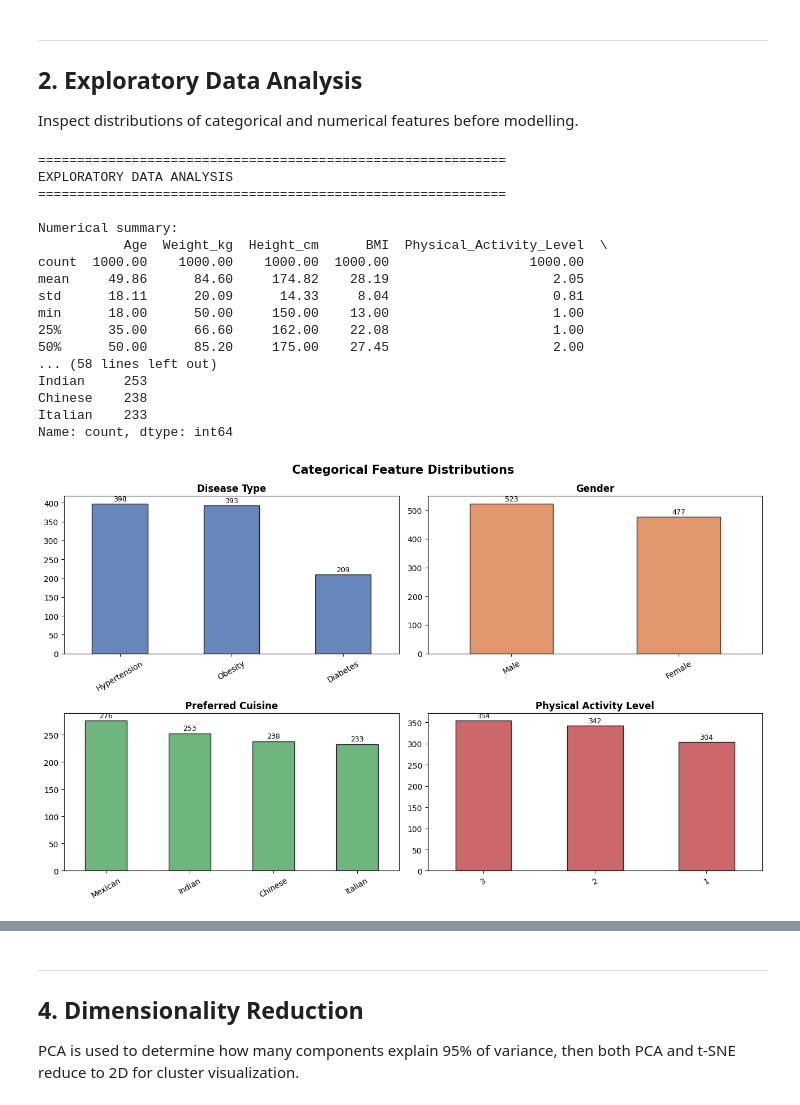
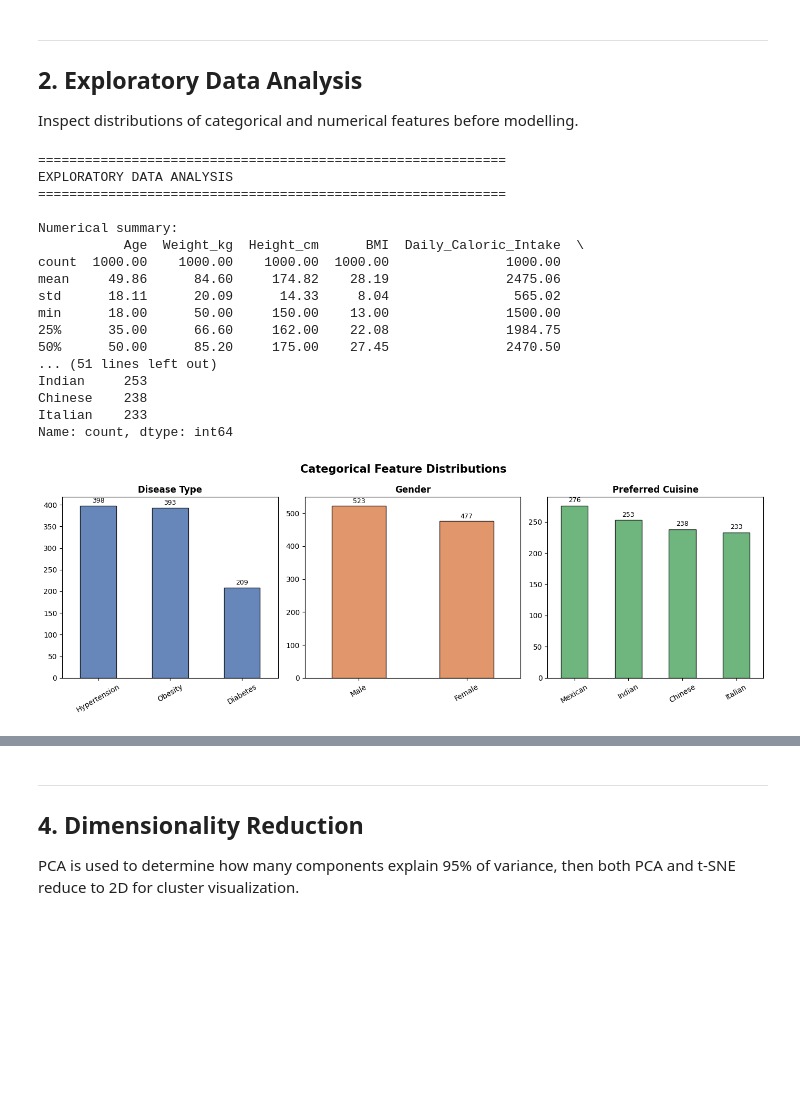
Before and after one commit to Fahad-Nawar/Dietary-analysis, a Jupyter notebook: dietary_analysis.ipynb, the cells around one changed output, grey strips where cells are left out. Drawn from its saved outputs; the diff is of its cells as text; code cells hidden in the pictures; blank space fills up the shorter version.

```diff
--- a/dietary_analysis.ipynb
+++ b/dietary_analysis.ipynb
@@ -71,48 +72,48 @@ print("=" * 60)
 print("\nNumerical summary:")
 print(df.describe().round(2))
 
 print("\nCategorical distributions:")
-for col in ["Gender", "Disease_Type", "Physical_Activity_Level", "Preferred_Cuisine"]:
+for col in ["Gender", "Disease_Type", "Preferred_Cuisine"]:
     print(f"\n{col}:\n{df[col].value_counts()}")
 
-# Plot categorical distributions (2×2 grid — 4 real categorical columns)
-fig, axes = plt.subplots(2, 2, figsize=(13, 8))
+# Plot categorical distributions (1×3 grid)
+fig, axes = plt.subplots(1, 3, figsize=(14, 5))
 fig.suptitle("Categorical Feature Distributions", fontsize=15, fontweight="bold")
-cats   = ["Disease_Type", "Gender", "Preferred_Cuisine", "Physical_Activity_Level"]
-colors = ["#4C72B0", "#DD8452", "#55A868", "#C44E52"]
-for ax, col, color in zip(axes.flatten(), cats, colors):
+cats   = ["Disease_Type", "Gender", "Preferred_Cuisine"]
+colors = ["#4C72B0", "#DD8452", "#55A868"]
+for ax, col, color in zip(axes, cats, colors):
     counts = df[col].value_counts()
     counts.index = counts.index.astype(str)
     counts.plot(kind="bar", ax=ax, color=color, edgecolor="black", alpha=0.85)
     ax.set_title(col.replace("_", " "), fontsize=12, fontweight="bold")
     ax.set_xlabel("")
     ax.tick_params(axis="x", rotation=30)
     for bar in ax.patches:
         ax.text(bar.get_x() + bar.get_width() / 2,
                 bar.get_height() + 3, int(bar.get_height()),
                 ha="center", va="bottom", fontsize=9)
 plt.tight_layout()
 plt.savefig("eda_categorical.png", dpi=150)
 plt.show()
 # %% [output]
 ============================================================
 EXPLORATORY DATA ANALYSIS
 ============================================================
 
 Numerical summary:
-           Age  Weight_kg  Height_cm      BMI  Physical_Activity_Level  \
-count  1000.00    1000.00    1000.00  1000.00                  1000.00
-mean     49.86      84.60     174.82    28.19                     2.05
-std      18.11      20.09      14.33     8.04                     0.81
-min      18.00      50.00     150.00    13.00                     1.00
-25%      35.00      66.60     162.00    22.08                     1.00
-50%      50.00      85.20     175.00    27.45                     2.00
-... (58 lines left out)
+           Age  Weight_kg  Height_cm      BMI  Daily_Caloric_Intake  \
+count  1000.00    1000.00    1000.00  1000.00               1000.00
+mean     49.86      84.60     174.82    28.19               2475.06
+std      18.11      20.09      14.33     8.04                565.02
+min      18.00      50.00     150.00    13.00               1500.00
+25%      35.00      66.60     162.00    22.08               1984.75
+50%      50.00      85.20     175.00    27.45               2470.50
+... (51 lines left out)
 Indian     253
 Chinese    238
 Italian    233
 Name: count, dtype: int64
-[figure, old version]
+[figure, new version]
 # %%
 # Correlation heatmap — all numerical columns in the dataset
 num_cols = ["Age", "Weight_kg", "Height_cm", "BMI", "Daily_Caloric_Intake",
```
Also changed, not shown: parts of 15 cells of this notebook, 12 other files.
